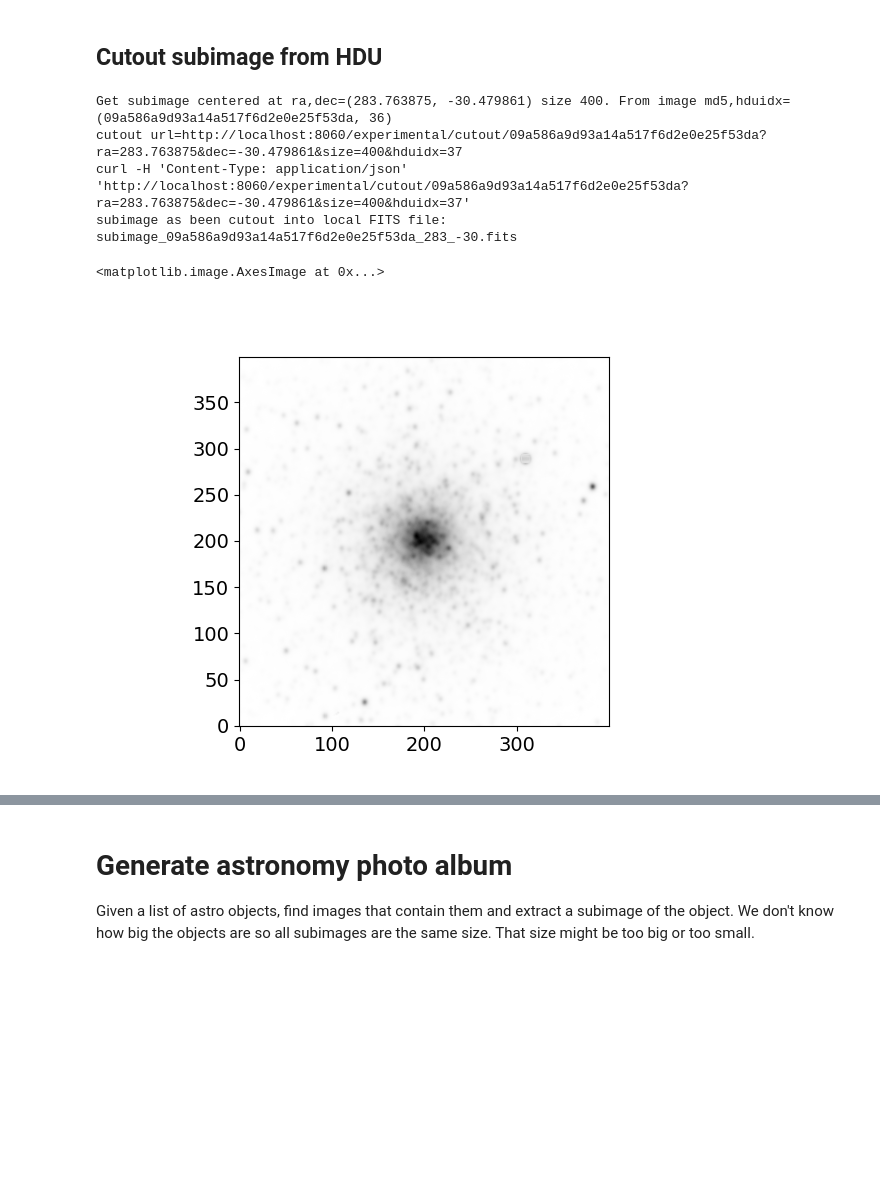
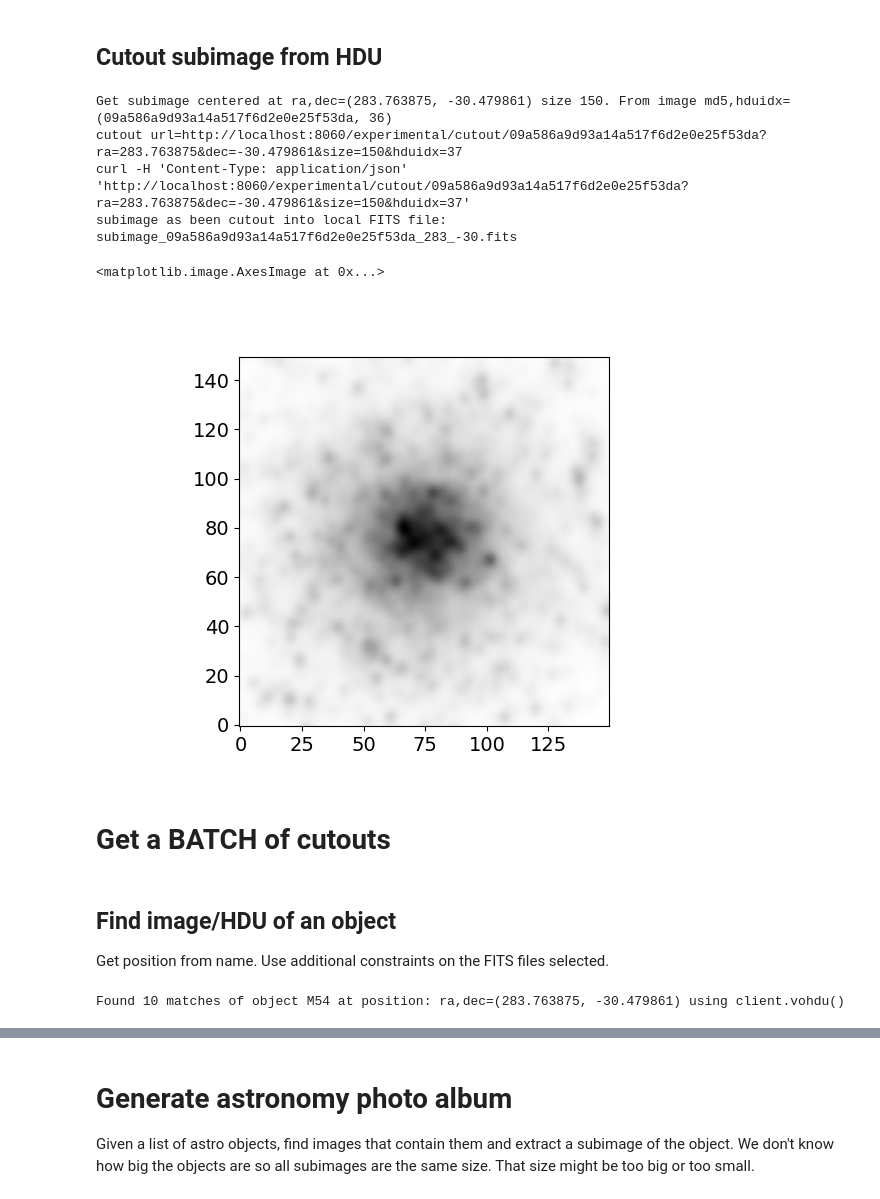
Before and after one commit to NOAO/astroget, a Jupyter notebook: notebooks/astroget-examples.ipynb, the cells around one changed output, grey strips where cells are left out. Saved outputs shown, nothing was run; the diff lists cells and outputs as text; code cells hidden in the pictures; blank space fills up the shorter version.

```diff
--- a/notebooks/astroget-examples.ipynb
+++ b/notebooks/astroget-examples.ipynb
@@ -101,5 +107,5 @@ Display one of them.
 # %%
-# Discover image(s) of object
+# Discover image(s) of object using VOHDU
 #fname='/net/archive/pipe/20170803/ct4m/2017B-0951/c4d_170804_050615_oow_r_v1.fits.fz'
 #obj_name = 'M65' #65,(77,96)
 obj_name = 'M54'  # ingested into DEV
@@ -109,7 +115,9 @@ dec = obj_coord.dec.degree
 
 # default search using Overlap (essentially Postgres "&&" range operator)
 # Use very small size to approximate "obj center in HDU"
-search_size = 0.0001 # radius in degrees
+#search_size = 0.0001 # radius in degrees
+
+search_size = 0.05
 
 # prod_type=image
 # proc_type=stack,stacked
@@ -174,19 +219,45 @@ HDU size in pixels = (4094, 2046)
 ## Cutout subimage from HDU
 # %%
 #subimage_size = 800
-subimage_size = 400
+subimage_size = 150
 print(f'Get subimage centered at ra,dec={(ra,dec)} size {subimage_size}. From image md5,hduidx=({md5}, {hduidx})')
 # get FITS file
 subimage = client.cutout(ra, dec, subimage_size, md5, hduidx, verbose=True)
 print(f'subimage as been cutout into local FITS file: {subimage}')
 
 image_data = fits.getdata(subimage)
 plt.figure()
 plt.imshow(image_data, origin='lower', cmap='gray_r')
 # %% [output]
-Get subimage centered at ra,dec=(283.763875, -30.479861) size 400. From image md5,hduidx=(09a586a9d93a14a517f6d2e0e25f53da, 36)
-cutout url=http://localhost:8060/experimental/cutout/09a586a9d93a14a517f6d2e0e25f53da?ra=283.763875&dec=-30.479861&size=400&hduidx=37
-curl -H 'Content-Type: application/json' 'http://localhost:8060/experimental/cutout/09a586a9d93a14a517f6d2e0e25f53da?ra=283.763875&dec=-30.479861&size=400&hduidx=37'
+Get subimage centered at ra,dec=(283.763875, -30.479861) size 150. From image md5,hduidx=(09a586a9d93a14a517f6d2e0e25f53da, 36)
+cutout url=http://localhost:8060/experimental/cutout/09a586a9d93a14a517f6d2e0e25f53da?ra=283.763875&dec=-30.479861&size=150&hduidx=37
+curl -H 'Content-Type: application/json' 'http://localhost:8060/experimental/cutout/09a586a9d93a14a517f6d2e0e25f53da?ra=283.763875&dec=-30.479861&size=150&hduidx=37'
 subimage as been cutout into local FITS file: subimage_09a586a9d93a14a517f6d2e0e25f53da_283_-30.fits
 <matplotlib.image.AxesImage at 0x...>
-[figure, old version]
+[figure, new version]
+# %% [markdown]
+<a class="anchor" id="cutouts"></a>
+# Get a BATCH of cutouts
+# %% [markdown]
+<a class="anchor" id="discoverBatch"></a>
+## Find image/HDU of an object
+Get position from name. Use additional constraints on the FITS files selected.
+# %%
+# Discover images of object using VOHDU
+obj_name = 'M54'  # ingested into DEV
+obj_coord = SkyCoord.from_name(obj_name)
+ra = obj_coord.ra.degree
+dec = obj_coord.dec.degree
+
+search_size = 0.05
+
+# prod_type=image
+# proc_type=stack,stacked
+found = client.vohdu((ra,dec), search_size,  # position=(ra,dec), size(in decimal degrees)
+            instrument='decam', obs_type='object', proc_type='instcal',
+            VERB=3, limit=None, verbose=False)
+
+print(f'Found {found.count} matches of object {obj_name} at position: ra,dec={(ra,dec)} using client.vohdu()')
+assert found.count > 0, 'Must have some objects to use CUTOUT'
+# %% [output]
+Found 10 matches of object M54 at position: ra,dec=(283.763875, -30.479861) using client.vohdu()
```
Also changed, not shown: parts of 13 cells of this notebook, 3 other files.
